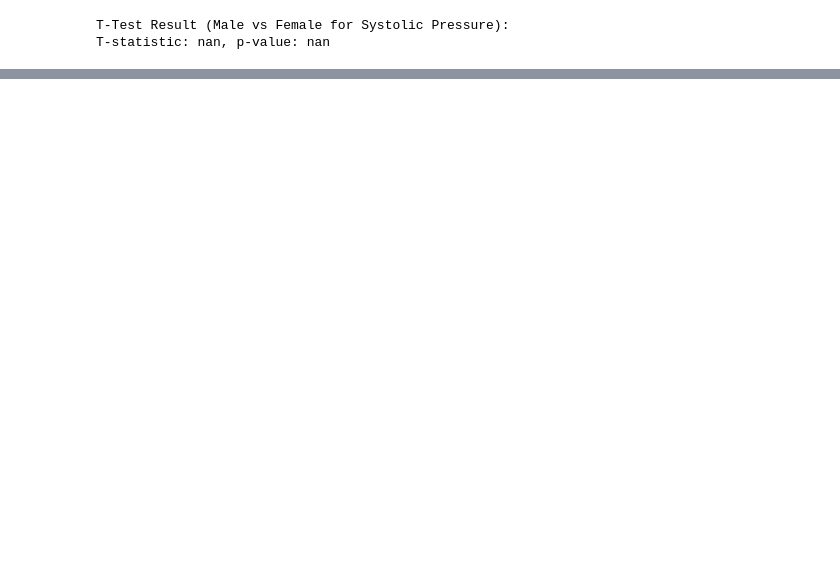
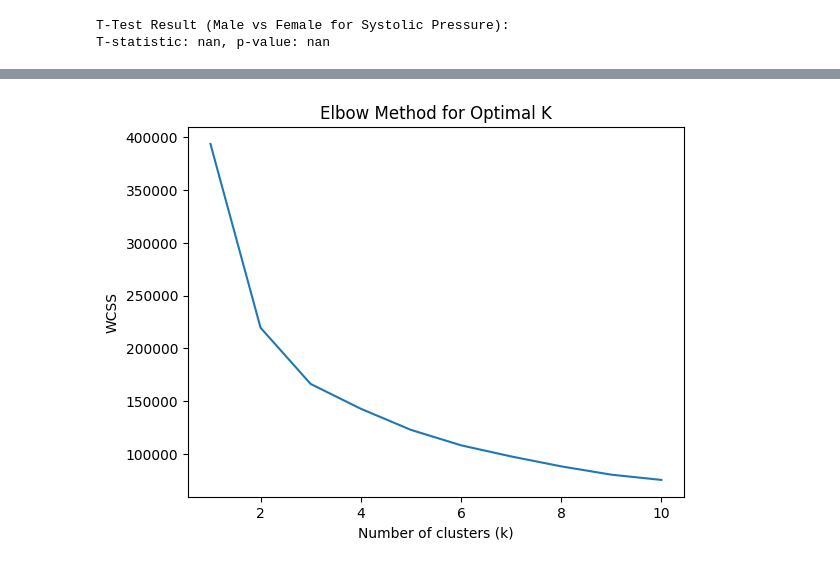
Before and after one commit to JayddieTech/Non-communicable-diseases-clustering, a Jupyter notebook: clustering.ipynb, the cells around one changed output, grey strips where cells are left out. Saved outputs shown, nothing was run; the diff lists cells and outputs as text; code cells hidden in the pictures; blank space fills up the shorter version.

Commit message:
clustering updates

```diff
--- a/clustering.ipynb
+++ b/clustering.ipynb
@@ -417,0 +435,23 @@ SyntaxError: invalid non-printable character U+00A0 (2215497617.py, line 66)
+# %%
+from sklearn.cluster import KMeans
+import matplotlib.pyplot as plt
+
+# Assume `df` is your preprocessed dataset containing only numerical features
+# Select features for clustering (replace 'feature_1', 'feature_2' with your actual features)
+selected_df = df[['Age','systolic_pressure (mmhg)', 'diastolic_pressure (mmhg)']]  # Add more features if relevant
+
+# Calculate WCSS for different number of clusters
+wcss = []
+for k in range(1, 11):
+    kmeans = KMeans(n_clusters=k, init='k-means++', max_iter=300, n_init=10, random_state=42)
+    kmeans.fit(selected_df)
+    wcss.append(kmeans.inertia_)
+
+# Plot the Elbow graph
+plt.plot(range(1, 11), wcss)
+plt.title('Elbow Method for Optimal K')
+plt.xlabel('Number of clusters (k)')
+plt.ylabel('WCSS')
+plt.show()
+# %% [output]
+[figure, added]
```
Also changed, not shown: parts of 31 cells of this notebook, 3 other files.
